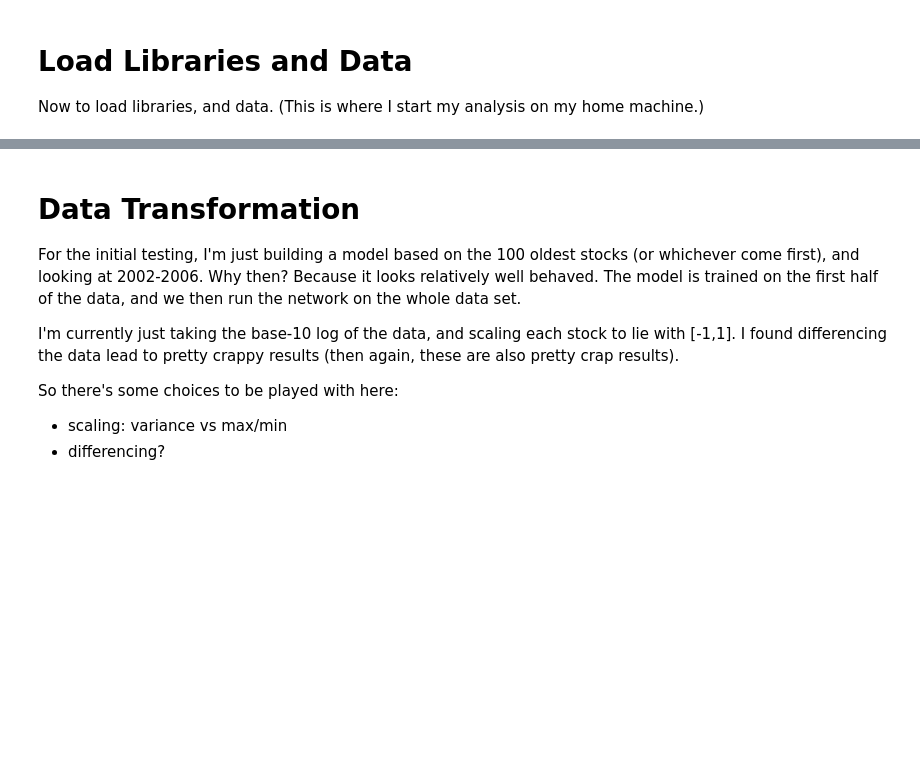
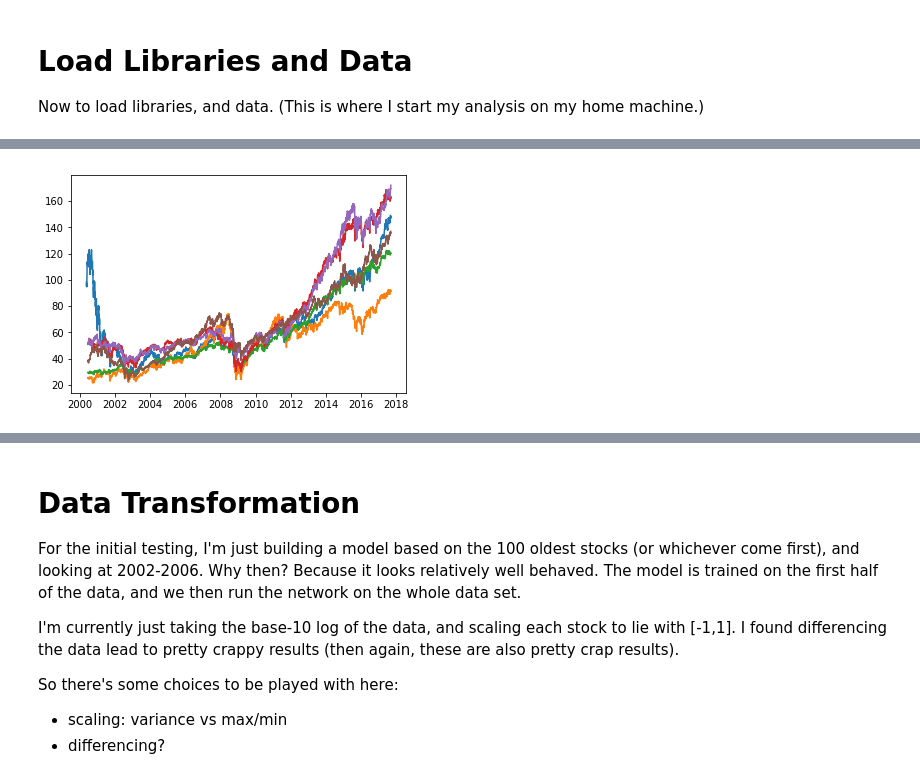
Before and after one commit to jmackrory/PDX_finance, a Jupyter notebook: PDX_finance_Mar2018.ipynb, the cells around one changed output, grey strips where cells are left out. Saved outputs shown, nothing was run; the diff lists cells and outputs as text; code cells hidden in the pictures; blank space fills up the shorter version.

```diff
--- a/PDX_finance_Mar2018.ipynb
+++ b/PDX_finance_Mar2018.ipynb
@@ -87,0 +195,5 @@ df_etf = pd.read_csv('data/sector_ETFs.csv',index_col=0,parse_dates=True)
+# %%
+plt.plot(df_etf)
+plt.show()
+# %% [output]
+[figure, added]
```
Also changed, not shown: parts of 53 cells of this notebook.
